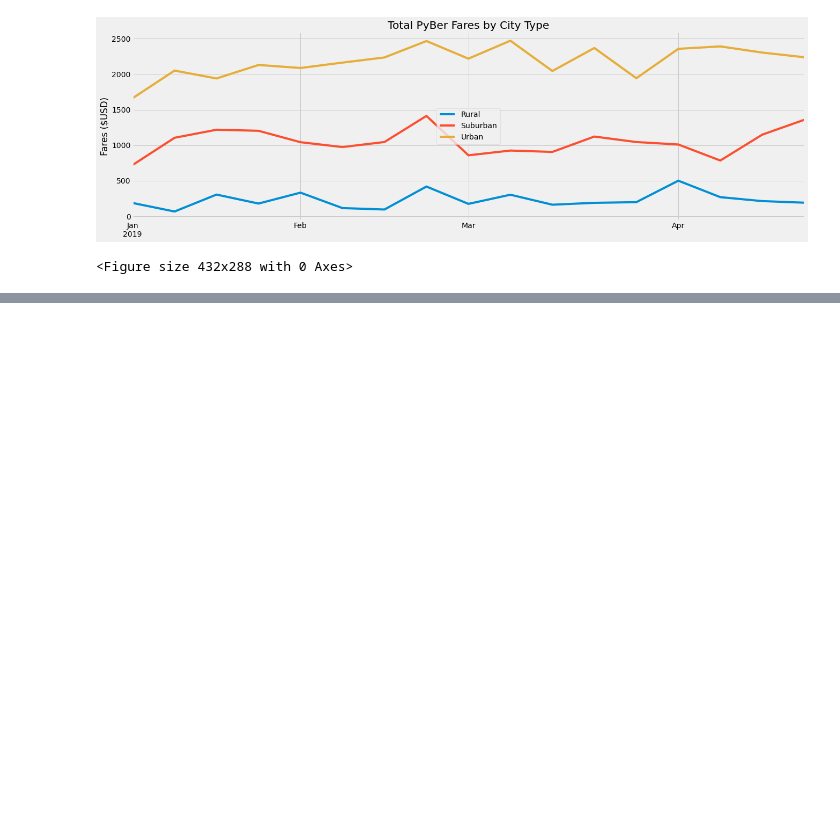
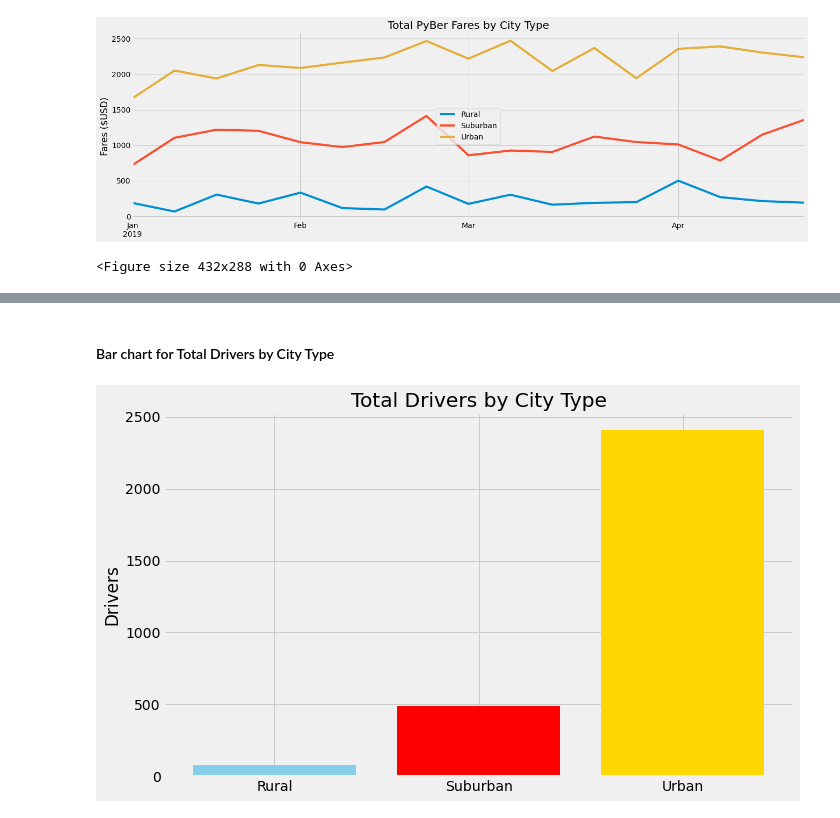
Before and after one commit to PGL50/PyBer_Analysis, a Jupyter notebook: PyBer_Challenge.ipynb, the cells around one changed output, grey strips where cells are left out. Saved outputs shown, nothing was run; the diff lists cells and outputs as text; code cells hidden in the pictures; blank space fills up the shorter version.

```diff
--- a/PyBer_Challenge.ipynb
+++ b/PyBer_Challenge.ipynb
@@ -391,0 +349,18 @@ plt.tight_layout()
+# %% [markdown]
+#### Bar chart for Total Drivers by City Type
+# %%
+plt.figure(figsize=(10,6))
+
+x=['Rural','Suburban','Urban']
+
+plt.bar(x,pyber_summary_df["Total Drivers"],align="center",color=('skyblue','red','gold'))
+
+plt.title("Total Drivers by City Type")
+plt.ylabel("Drivers")
+
+plt.savefig("analysis/PyBer_fare_summary_drivers.png")
+
+plt.tight_layout()
+plt.show()
+# %% [output]
+[figure, added]
```
Also changed, not shown: parts of 29 cells of this notebook, 5 other files.
